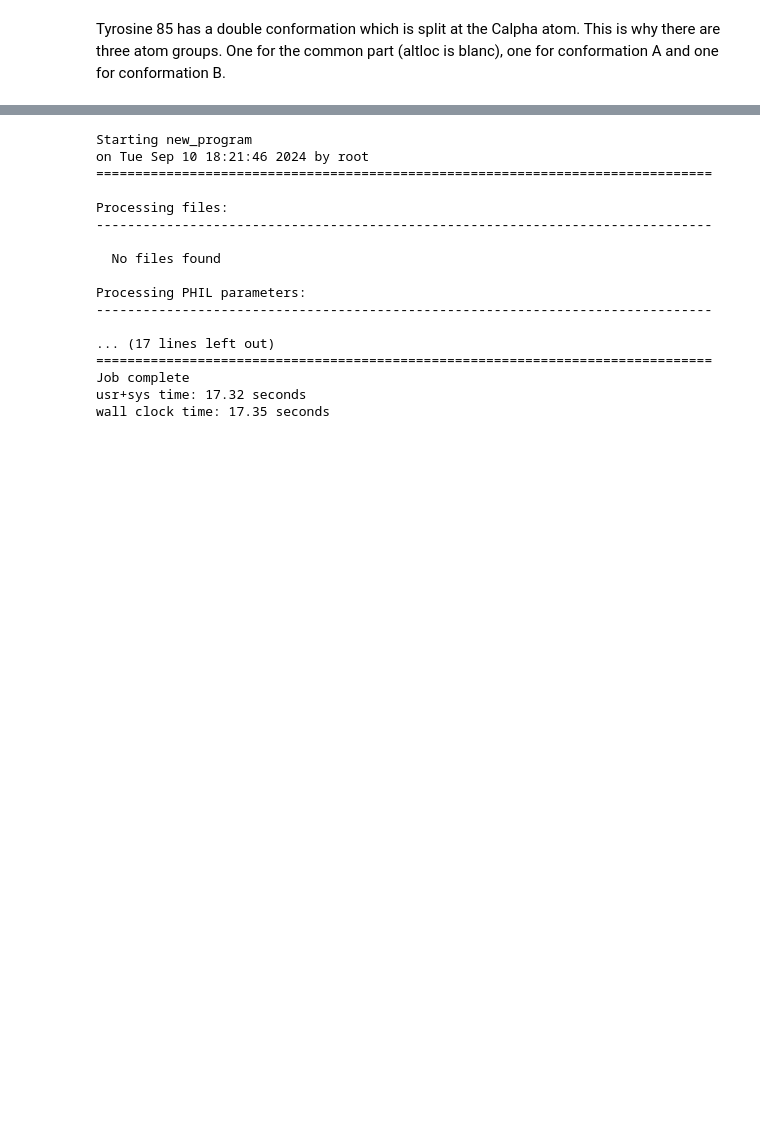
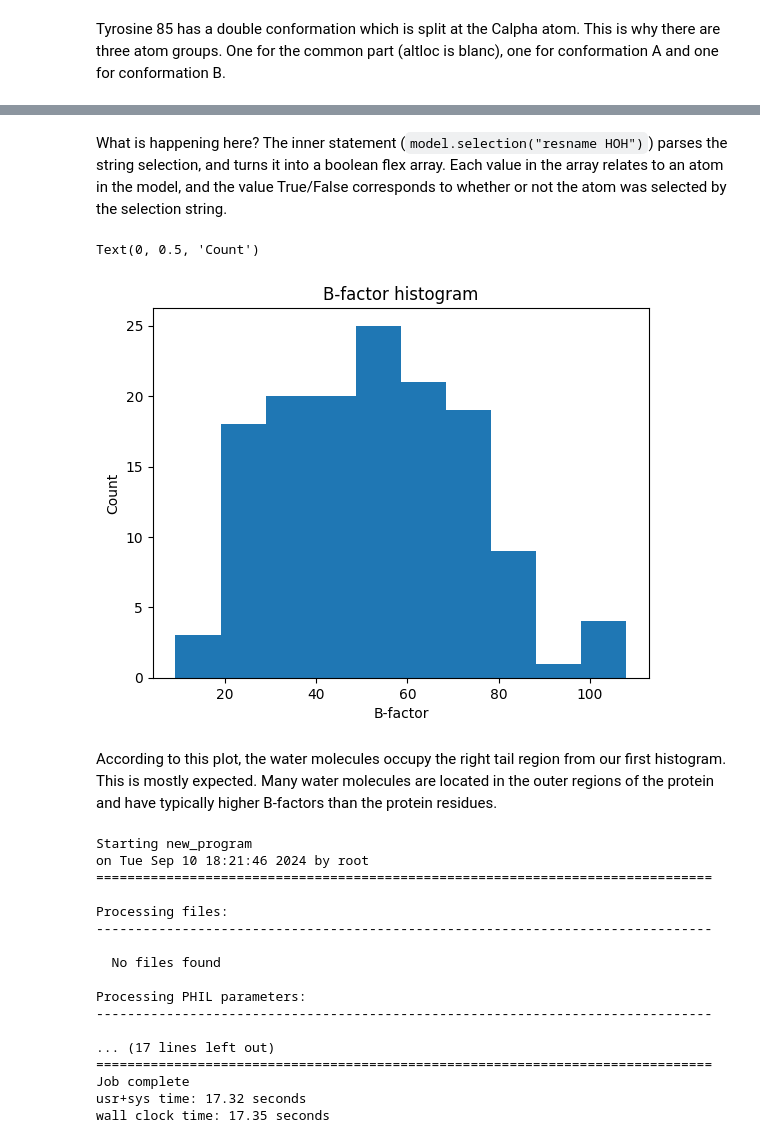
Before and after one commit to cctbx/cctbx_tutorials, a Jupyter notebook: struktura_2024/Struktura_2024.ipynb, the cells around one changed output, grey strips where cells are left out. Cells and saved outputs as stored; diff of their text form; code cells hidden in the pictures; blank space fills up the shorter version.

```diff
--- a/struktura_2024/Struktura_2024.ipynb
+++ b/struktura_2024/Struktura_2024.ipynb
@@ -459,3 +503,15 @@ Tyrosine 85 has a double conformation which is split at the Calpha atom. This is
+# %% [markdown]
+What is happening here? The inner statement (`model.selection("resname HOH")`) parses the string selection, and turns it into a boolean flex array. Each value in the array relates to an atom in the model, and the value True/False corresponds to whether or not the atom was selected by the selection string.
+# %%
+_ = plt.hist(b_iso_water)
+plt.title("B-factor histogram")
+plt.xlabel("B-factor")
+plt.ylabel("Count")
+# %% [output]
+Text(0, 0.5, 'Count')
+[figure, added]
+# %% [markdown]
+According to this plot, the water molecules occupy the right tail region from our first histogram. This is mostly expected. Many water molecules are located in the outer regions of the protein and have typically higher B-factors than the protein residues.
 # %%
 from libtbx.program_template import ProgramTemplate
 from libtbx.utils import Sorry
```
Also changed, not shown: parts of 10 cells of this notebook.
